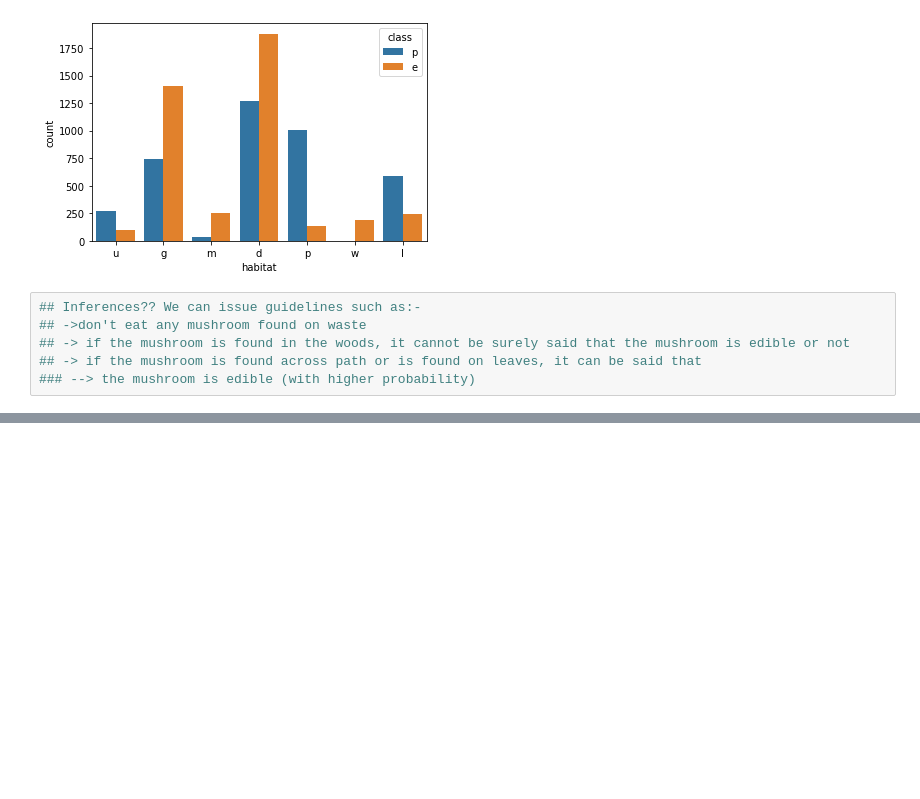
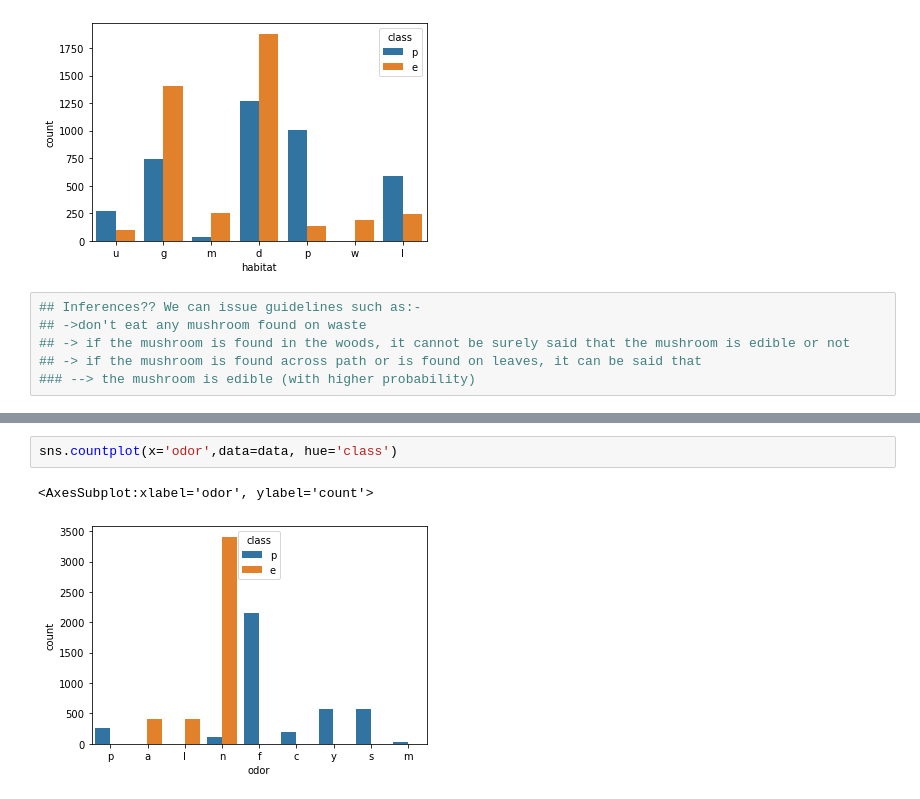
Before and after one commit to ShashwatVv/PickMush, a Jupyter notebook: MushroomClassifier.ipynb, the cells around one changed output, grey strips where cells are left out. Drawn from its saved outputs; the diff is of its cells as text; blank space fills up the shorter version.

```diff
--- a/MushroomClassifier.ipynb
+++ b/MushroomClassifier.ipynb
@@ -259,0 +297,5 @@ plt.legend()
+# %%
+sns.countplot(x='odor',data=data, hue='class')
+# %% [output]
+<AxesSubplot:xlabel='odor', ylabel='count'>
+[figure, added]
```
Also changed, not shown: parts of 16 cells of this notebook.
